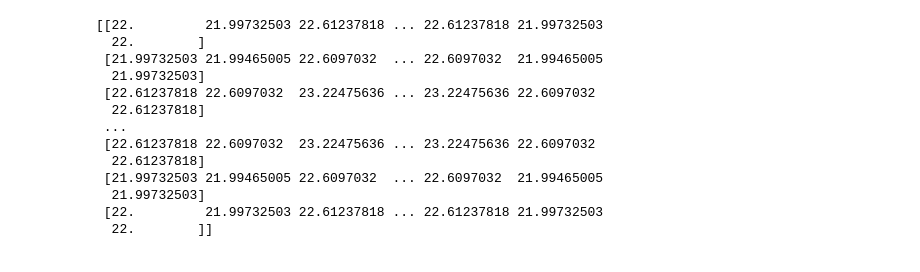
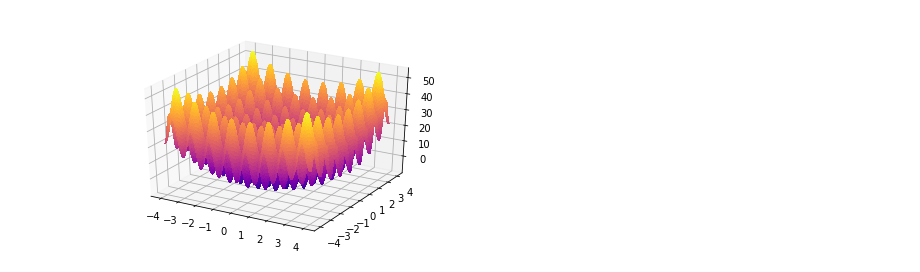
Before and after one commit to BrenoPeixotobr/topicosic, a Jupyter notebook: atividade_aula3.ipynb, the cells around one changed output. Drawn from its saved outputs; the diff is of its cells as text; code cells hidden in the pictures.

Commit message:
Exibindo a Rastrigin

```diff
--- a/atividade_aula3.ipynb
+++ b/atividade_aula3.ipynb
@@ -1,43 +1,33 @@
 # %%
 from matplotlib import cm
 from mpl_toolkits.mplot3d import Axes3D
 import math
 import matplotlib.pyplot as plt
 import numpy as np
 from scipy.optimize import minimize
 
 def rastrigin(*X, **kwargs):
     A = kwargs.get('A', 10)
     return A + sum([(x**2 - A * np.cos(2 * math.pi * x)) for x in X])
 
 #if __name__ == '__main__':
 X = np.linspace(-4, 4, 200)
 Y = np.linspace(-4, 4, 200)
 
 X, Y = np.meshgrid(X, Y)
 
 x0 = np.array([1000, 1000, 1000, 1000])
-res = rastrigin(X, Y, A=10)
-print(res)
+#res = minimize(rastrigin(X, Y, A=10), x0)
+#print(res.x)
+#res.fun
 
-#Z = rastrigin(X, Y, A=10)
+Z = rastrigin(X, Y, A=10)
+#print(Z)
 
-#fig = plt.figure()
-#ax = fig.gca(projection='3d')
+fig = plt.figure()
+ax = fig.gca(projection='3d')
 
-#ax.plot_surface(X, Y, Z, rstride=1, cstride=1, cmap=cm.plasma, linewidth=0, antialiased=False)
-#plt.savefig('rastrigin.png')
+ax.plot_surface(X, Y, Z, rstride=1, cstride=1, cmap=cm.plasma, linewidth=0, antialiased=False)
+plt.savefig('rastrigin.png')
 # %% [output]
-[[22.         21.99732503 22.61237818 ... 22.61237818 21.99732503
-  22.        ]
- [21.99732503 21.99465005 22.6097032  ... 22.6097032  21.99465005
-  21.99732503]
- [22.61237818 22.6097032  23.22475636 ... 23.22475636 22.6097032
-  22.61237818]
- ...
- [22.61237818 22.6097032  23.22475636 ... 23.22475636 22.6097032
-  22.61237818]
- [21.99732503 21.99465005 22.6097032  ... 22.6097032  21.99465005
-  21.99732503]
- [22.         21.99732503 22.61237818 ... 22.61237818 21.99732503
-  22.        ]]
+[figure, added]
```
